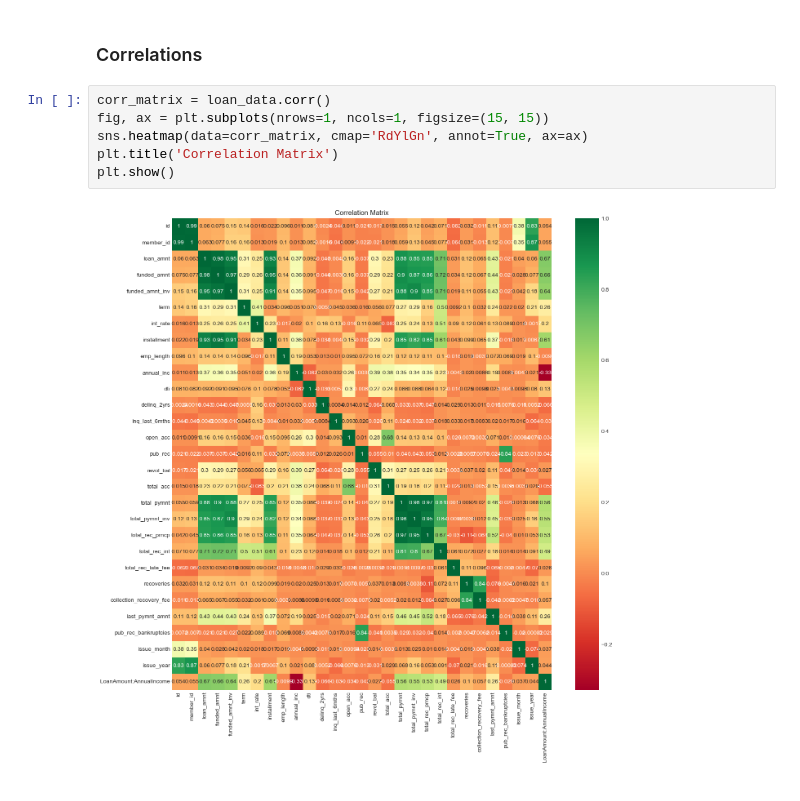
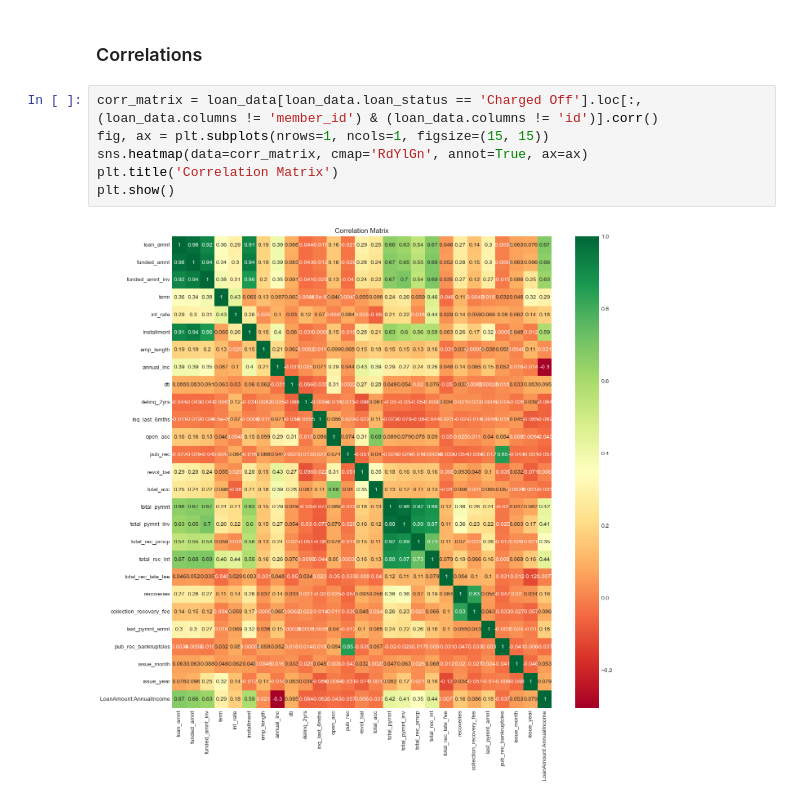
Before and after one commit to cyberpirate92/lending-club-case-study, a Jupyter notebook: Lending Club Case Study.ipynb, the cells around one changed output. Cells and saved outputs as stored; diff of their text form.

```diff
--- a/Lending Club Case Study.ipynb
+++ b/Lending Club Case Study.ipynb
@@ -1016,10 +1034,10 @@ plt.show()
 # %% [markdown]
 ### Correlations
 # %%
-corr_matrix = loan_data.corr()
+corr_matrix = loan_data[loan_data.loan_status == 'Charged Off'].loc[:, (loan_data.columns != 'member_id') & (loan_data.columns != 'id')].corr()
 fig, ax = plt.subplots(nrows=1, ncols=1, figsize=(15, 15))
 sns.heatmap(data=corr_matrix, cmap='RdYlGn', annot=True, ax=ax)
 plt.title('Correlation Matrix')
 plt.show()
 # %% [output]
-[figure, old version]
+[figure, new version]
```
Also changed, not shown: parts of 15 cells of this notebook.
